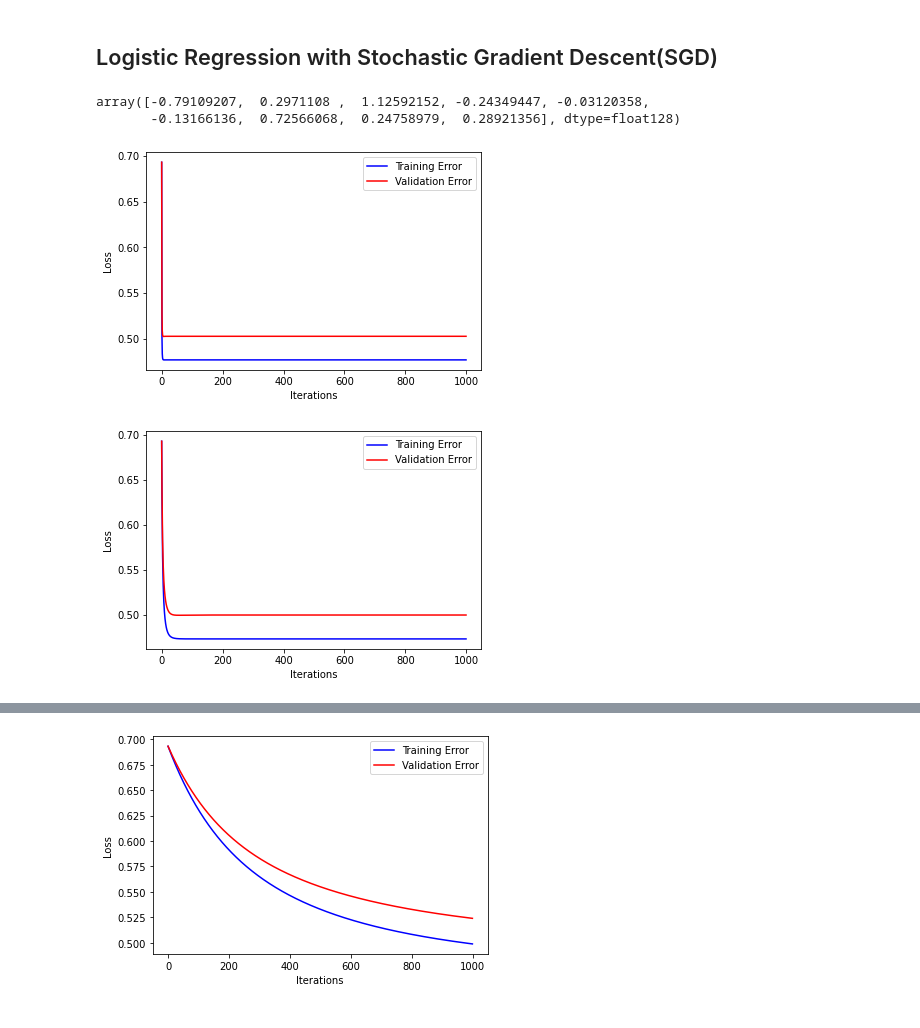
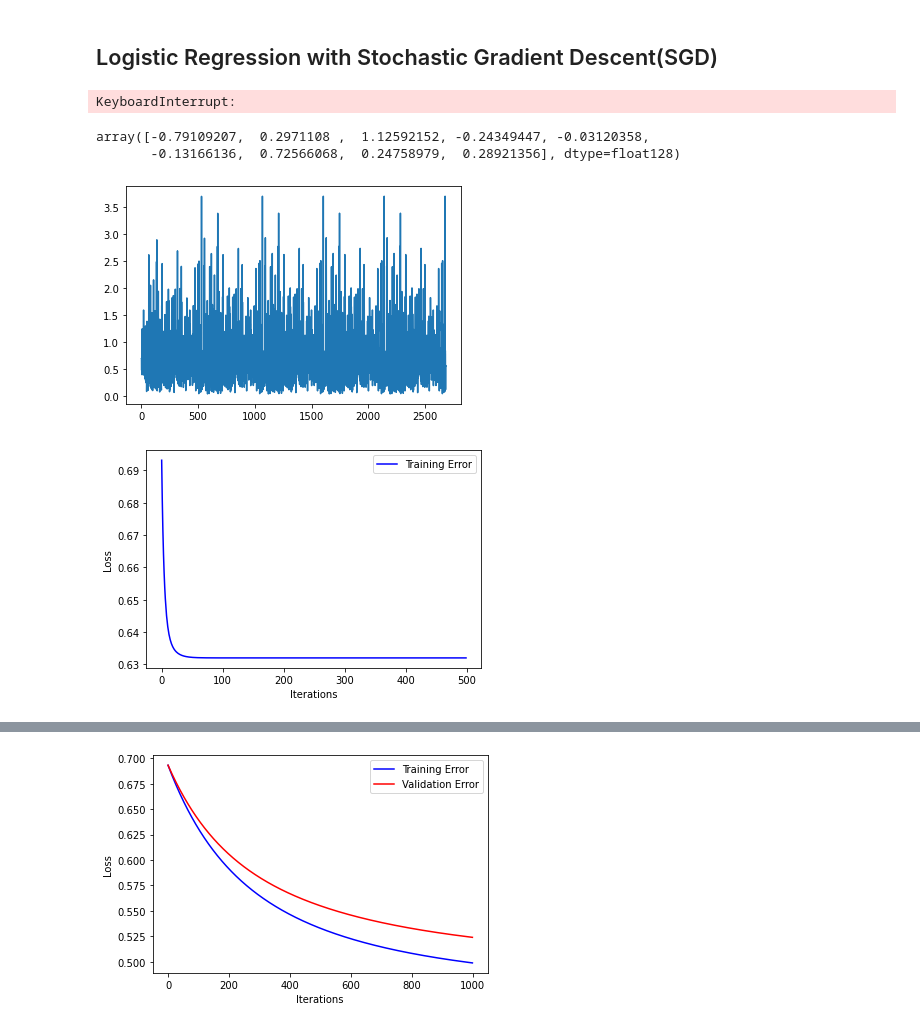
Before and after one commit to PritishWadhwa/ML-Assignments, a Jupyter notebook: Assignment1/Q2.ipynb, the cells around one changed output, grey strips where cells are left out. Drawn from its saved outputs; the diff is of its cells as text; code cells hidden in the pictures.

```diff
--- a/Assignment1/Q2.ipynb
+++ b/Assignment1/Q2.ipynb
@@ -225,13 +225,16 @@ def stochasticGradientDescent(X_train, y_train, X_validation, y_validation, lear
     theta = np.zeros((n,))
     trainErrorList = []
     validationErrorList = []
+    microError = []
     for i in tqdm(range(maxEpochs)):
         trainErr = error(X_train, y_train, theta)
         trainErrorList.append(trainErr)
         validationErr = error(X_validation, y_validation, theta)
         validationErrorList.append(validationErr)
+        np.random.shuffle(X_train)
         for j in range(m):
-            # microErr = error(X_train[j, :], y_train[j], theta)
+            microErr = error(X_train[j, :], y_train[j], theta)
+            microError.append(microErr)
             microGrad = gradient(X_train[j, :], y_train[j], theta)
             theta = theta - learningRate * microGrad
-    return theta, trainErrorList, validationErrorList
+    return theta, trainErrorList, validationErrorList, microError
@@ -238,6 +266,8 @@ def stochasticGradientDescent(X_train, y_train, X_validation, y_validation, lear
 # %%
 mainTheta, trainErrorList, validationErrorList = stochasticGradientDescent(
-    X_train, y_train, X_validation, y_validation, 0.01, 1500)
+    X_train, y_train, X_validation, y_validation, 10, 1500)
+# %% [output]
+KeyboardInterrupt:
 # %%
 mainTheta
 # %% [output]
@@ -245,19 +275,22 @@ array([-0.79109207,  0.2971108 ,  1.12592152, -0.24349447, -0.03120358,
        -0.13166136,  0.72566068,  0.24758979,  0.28921356], dtype=float128)
 # %%
 def drawSGDPlots(learningRate=0.01, maxEpochs=1000):
-    theta, trainErrorList, validationErrorList = stochasticGradientDescent(
-        X_train, y_train, X_validation, y_validation, learningRate, 1000)
-    plt.plot(trainErrorList, label='Training Error', color='blue')
-    plt.plot(validationErrorList, label='Validation Error', color='red')
-    plt.xlabel('Iterations')
-    plt.ylabel('Loss')
-    plt.legend()
-    plt.show()
+    # theta, trainErrorList, validationErrorList, microError = stochasticGradientDescent(
+    #     X_train, y_train, X_validation, y_validation, learningRate, maxEpochs)
+    theta, trainErrorList, microError = miniBatchGradDescent(X_train, y_train, 1, learningRate, maxEpochs)
+    # plt.plot(trainErrorList, label='Training Error', color='blue')
+    # plt.plot(validationErrorList, label='Validation Error', color='red')
+    # plt.xlabel('Iterations')
+    # plt.ylabel('Loss')
+    # plt.legend()
+    # plt.show()
+    plt.plot(np.arange(len(microError)), microError)
+    # plt.plot(microError, label='Micro Error')
 # %%
-drawSGDPlots(0.1)
+drawSGDPlots(0.1, 5)
 # %% [output]
-[figure, old version]
+[figure, new version]
 # %%
-drawSGDPlots(0.01)
+drawSGDPlots(0.001, 500)
 # %% [output]
-[figure, old version]
+[figure, new version]
```
Also changed, not shown: parts of 16 cells of this notebook, 5 other files.
